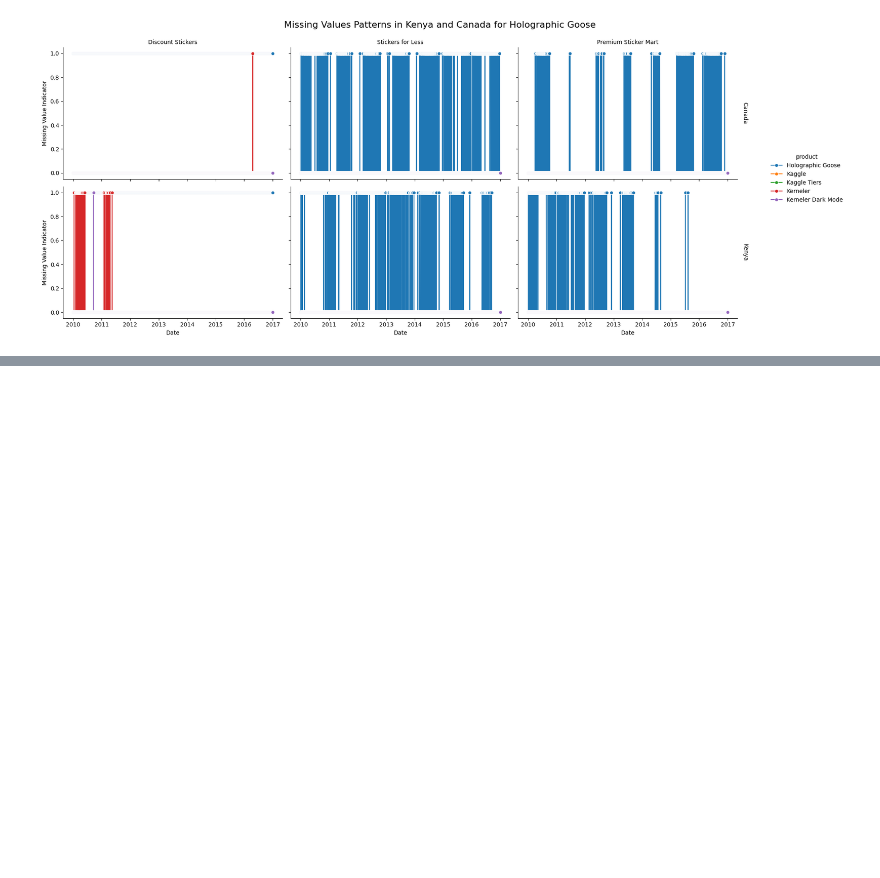
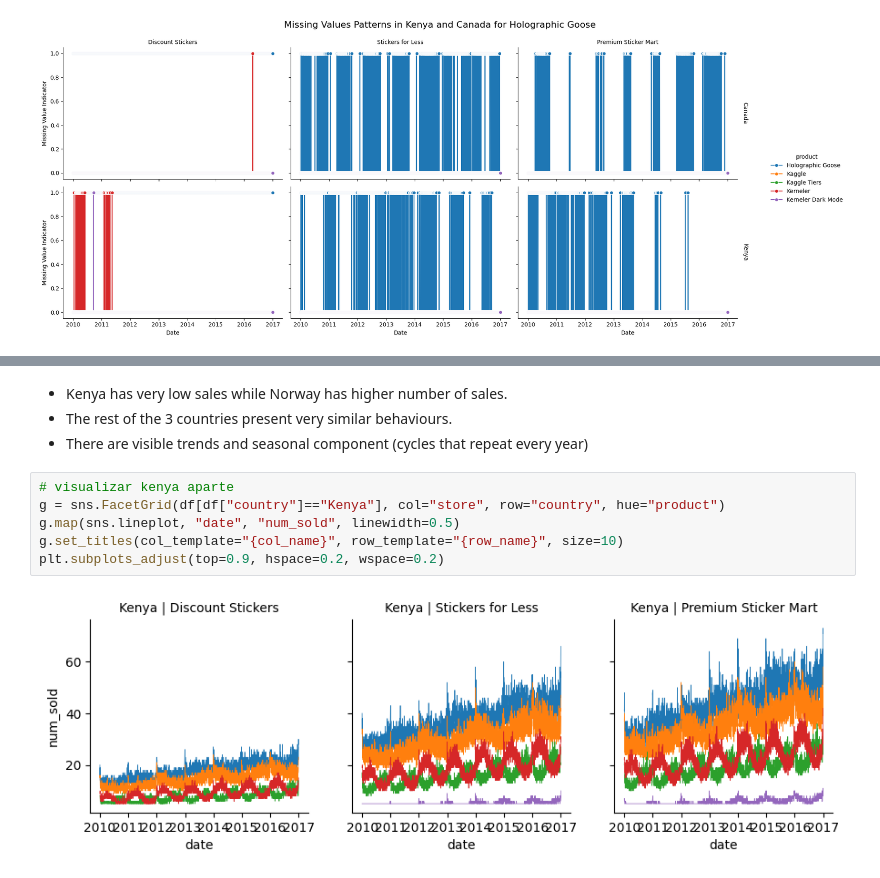
Before and after one commit to rjvillen/Forecasting-Kaggle-Sticker-Sales, a Jupyter notebook: 1-Dataset Exploration.ipynb, the cells around one changed output, grey strips where cells are left out. Cells and saved outputs as stored; diff of their text form; blank space fills up the shorter version.

```diff
--- a/1-Dataset Exploration.ipynb
+++ b/1-Dataset Exploration.ipynb
@@ -164,0 +213,12 @@ time series notion, sales might be correlated with previous sales and temporal f
+# %% [markdown]
+- Kenya has very low sales while Norway has higher number of sales.
+- The rest of the 3 countries present very similar behaviours.
+- There are visible trends and seasonal component (cycles that repeat every year)
+# %%
+# visualizar kenya aparte
+g = sns.FacetGrid(df[df["country"]=="Kenya"], col="store", row="country", hue="product")
+g.map(sns.lineplot, "date", "num_sold", linewidth=0.5)
+g.set_titles(col_template="{col_name}", row_template="{row_name}", size=10)
+plt.subplots_adjust(top=0.9, hspace=0.2, wspace=0.2)
+# %% [output]
+[figure, added]
```
Also changed, not shown: parts of 23 cells of this notebook.
